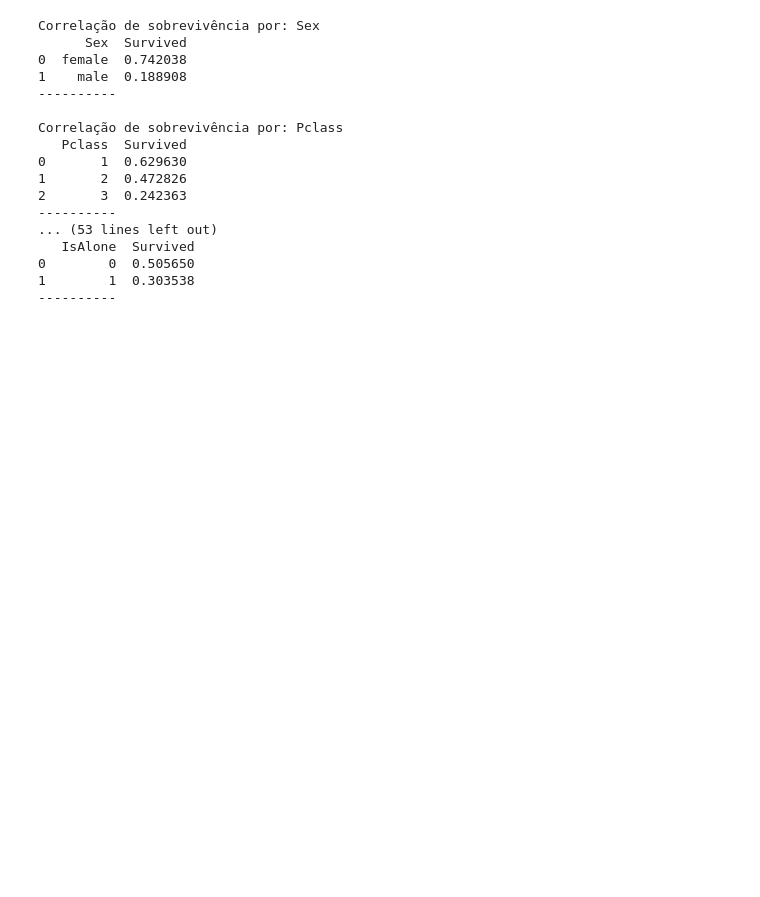
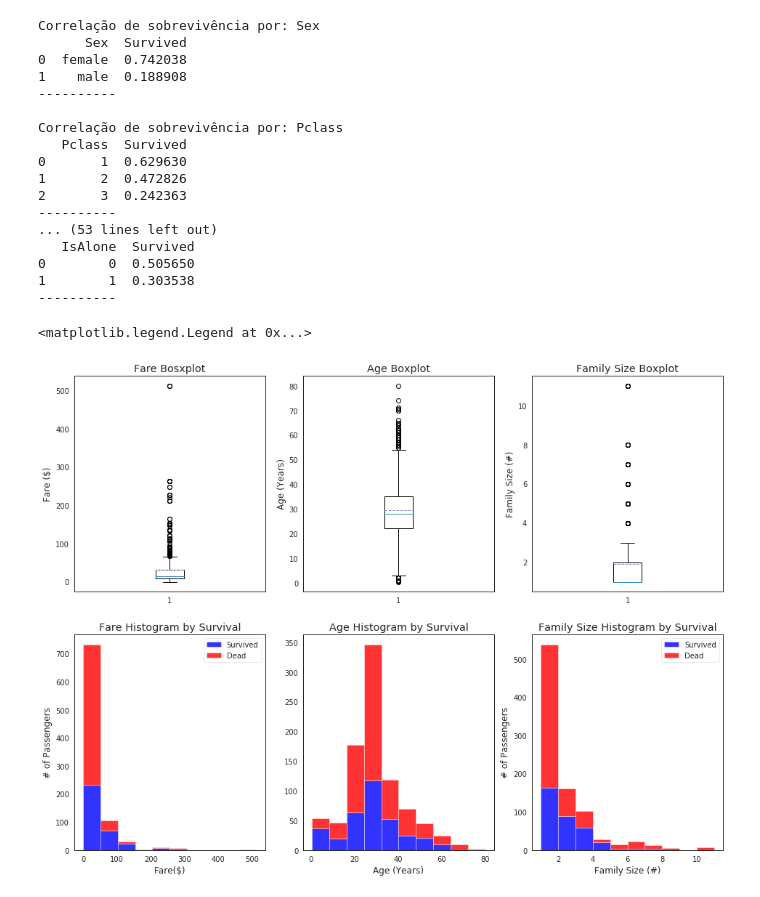
Before and after one commit to KaioViana/Titanic-predict, a Jupyter notebook: titanic.ipynb, the cells around one changed output. Drawn from its saved outputs; the diff is of its cells as text; code cells hidden in the pictures; blank space fills up the shorter version.

```diff
--- a/titanic.ipynb
+++ b/titanic.ipynb
@@ -548,3 +548,52 @@ Correlação de sobrevivência por: Pclass
 0        0  0.505650
 1        1  0.303538
 ----------
+# %%
+# DISTRIBUIÇÃO GRÁFICA DE DADOS QUANTITATIVOS
+plt.figure(figsize=[16,12]) # configurando o tamanho do plot
+
+# Gráfico de caixa da Tarifa
+plt.subplot(231)
+plt.boxplot(x=data1['Fare'], showmeans=True, meanline=True)
+plt.title('Fare Bosxplot')
+plt.ylabel('Fare ($)')
+
+# Gráfico de caixa da Idade
+plt.subplot(232)
+plt.boxplot(data1['Age'], showmeans=True, meanline=True)
+plt.title('Age Boxplot')
+plt.ylabel('Age (Years)')
+
+# Gráfico de caixa do Tamanho da Família
+plt.subplot(233)
+plt.boxplot(data1['FamilySize'], showmeans=True, meanline=True)
+plt.title('Family Size Boxplot')
+plt.ylabel('Family Size (#)')
+
+# Histograma da Tarifa
+plt.subplot(234)
+plt.hist(x=[data1[data1['Survived'] == 1]['Fare'],data1[data1['Survived'] == 0]['Fare']],
+         stacked=True, color=['blue', 'red'], alpha=0.8, label=['Survived', 'Dead'])
+plt.title('Fare Histogram by Survival')
+plt.xlabel('Fare($)')
+plt.ylabel('# of Passengers')
+plt.legend()
+
+# Histograma da Idade
+plt.subplot(235)
+plt.hist(x=[data1[data1['Survived'] == 1]['Age'], data1[data1['Survived'] == 0]['Age']],
+            stacked=True, color=['blue', 'red'], alpha=0.8, label=['Survived', 'Dead'])
+plt.title('Age Histogram by Survival')
+plt.xlabel('Age (Years)')
+
+# Histograma do Tamanho da Família
+plt.subplot(236)
+plt.hist(x=[data1[data1['Survived'] == 1]['FamilySize'], data1[data1['Survived'] == 0]['FamilySize']],
+         stacked=True, color=['blue', 'red'], alpha=0.8, label=['Survived', 'Dead'])
+plt.title('Family Size Histogram by Survival')
+plt.xlabel('Family Size (#)')
+plt.ylabel('# of Passengers')
+plt.legend()
+# %% [output]
+<matplotlib.legend.Legend at 0x...>
+[figure, added]
```
Also changed, not shown: parts of 16 cells of this notebook.
